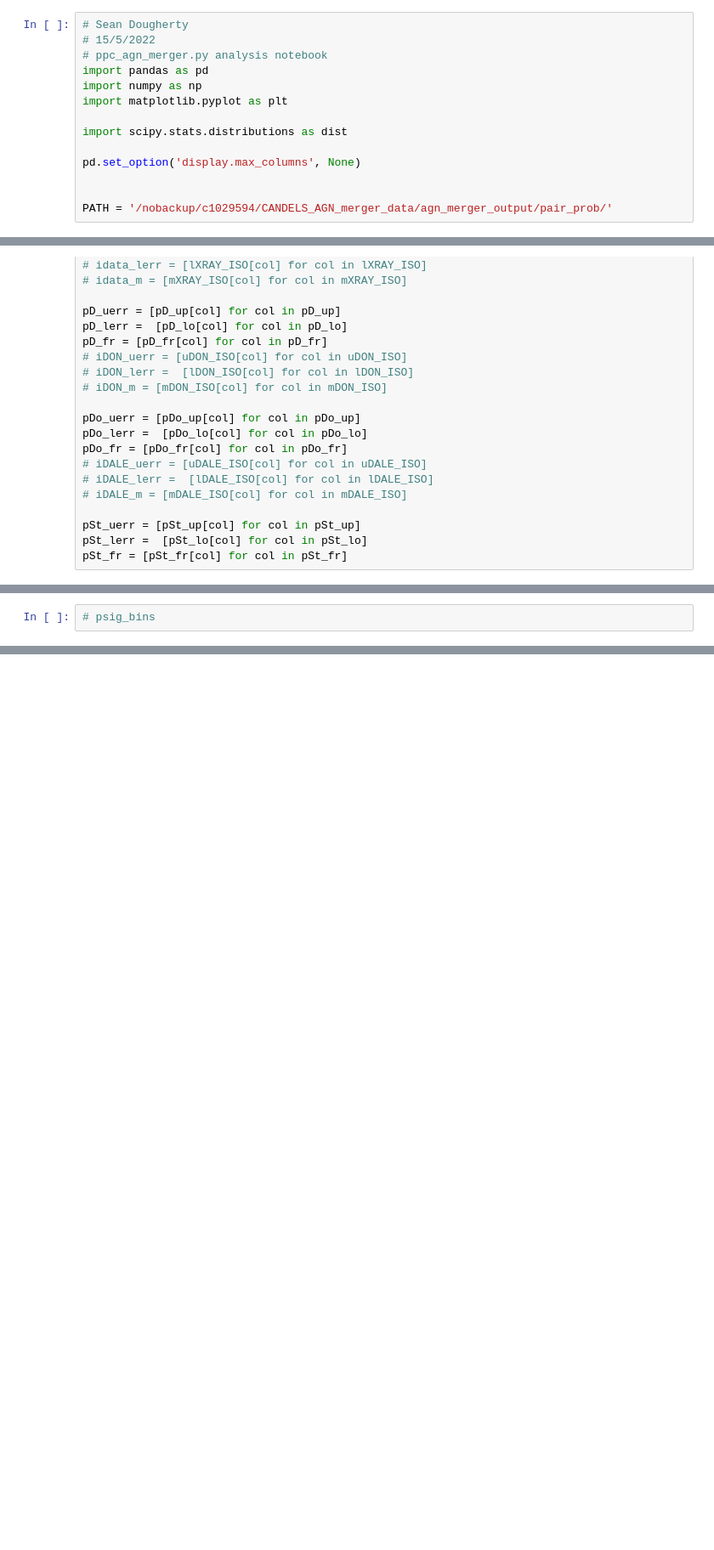
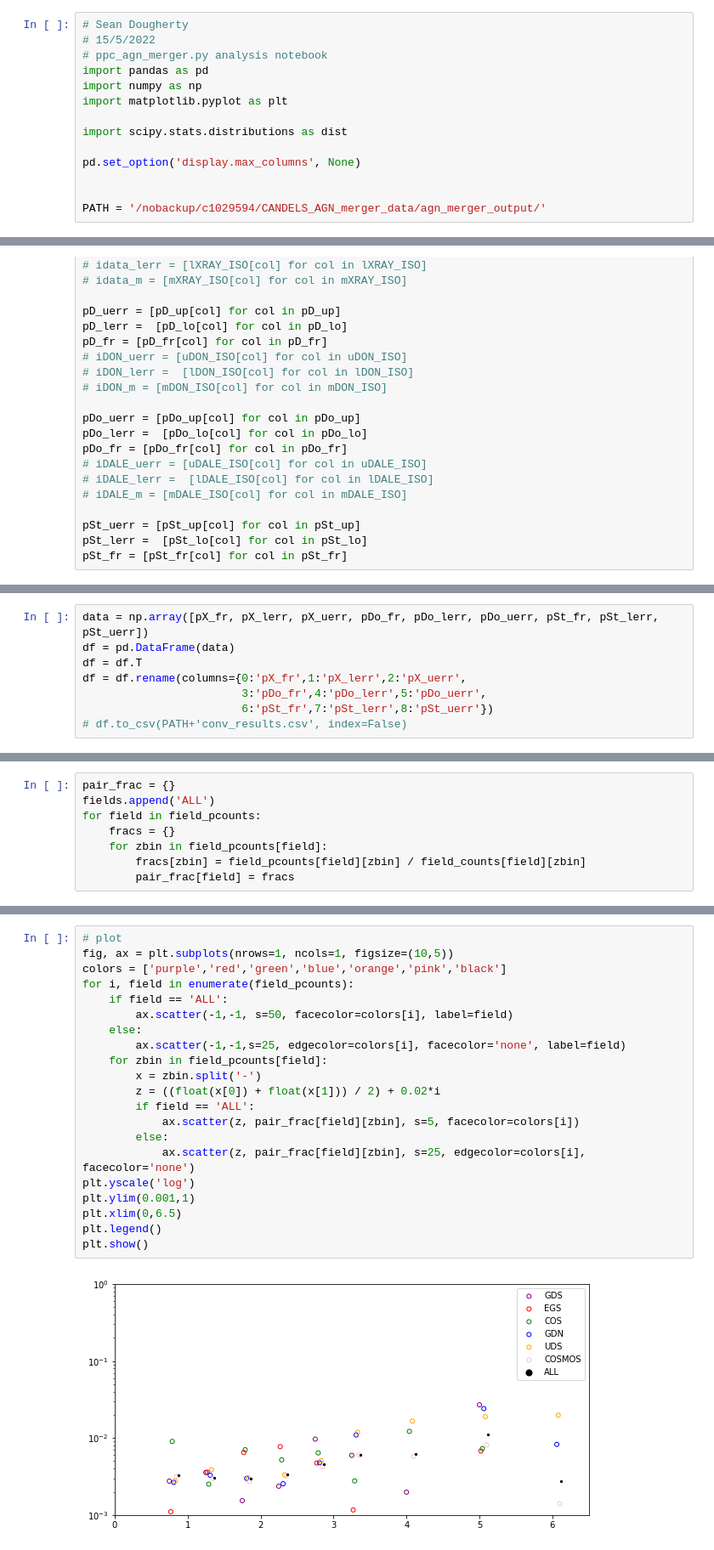
Before and after one commit to sldough21/pair-conv-misc, a Jupyter notebook: pam_analysis.ipynb, the cells around one changed output, grey strips where cells are left out. Shown at 85% size. Saved outputs shown, nothing was run; the diff lists cells and outputs as text; blank space fills up the shorter version.

```diff
--- a/pam_analysis.ipynb
+++ b/pam_analysis.ipynb
@@ -11,7 +11,7 @@ import scipy.stats.distributions as dist
 pd.set_option('display.max_columns', None)
 
 
-PATH = '/nobackup/c1029594/CANDELS_AGN_merger_data/agn_merger_output/pair_prob/'
+PATH = '/nobackup/c1029594/CANDELS_AGN_merger_data/agn_merger_output/'
 # %%
 # np.sqrt(1386)
 # %% [markdown]
@@ -764,2 +790,8 @@ pDoAGN_frac
 # %%
-# psig_bins
+data = np.array([pX_fr, pX_lerr, pX_uerr, pDo_fr, pDo_lerr, pDo_uerr, pSt_fr, pSt_lerr, pSt_uerr])
+df = pd.DataFrame(data)
+df = df.T
+df = df.rename(columns={0:'pX_fr',1:'pX_lerr',2:'pX_uerr',
+                        3:'pDo_fr',4:'pDo_lerr',5:'pDo_uerr',
+                        6:'pSt_fr',7:'pSt_lerr',8:'pSt_uerr'})
+# df.to_csv(PATH+'conv_results.csv', index=False)
@@ -765,0 +886,8 @@ pDoAGN_frac
+# %%
+pair_frac = {}
+fields.append('ALL')
+for field in field_pcounts:
+    fracs = {}
+    for zbin in field_pcounts[field]:
+        fracs[zbin] = field_pcounts[field][zbin] / field_counts[field][zbin]
+        pair_frac[field] = fracs
@@ -765,0 +896,23 @@ pDoAGN_frac
+# %%
+# plot
+fig, ax = plt.subplots(nrows=1, ncols=1, figsize=(10,5))
+colors = ['purple','red','green','blue','orange','pink','black']
+for i, field in enumerate(field_pcounts):
+    if field == 'ALL':
+        ax.scatter(-1,-1, s=50, facecolor=colors[i], label=field)
+    else:
+        ax.scatter(-1,-1,s=25, edgecolor=colors[i], facecolor='none', label=field)
+    for zbin in field_pcounts[field]:
+        x = zbin.split('-')
+        z = ((float(x[0]) + float(x[1])) / 2) + 0.02*i
+        if field == 'ALL':
+            ax.scatter(z, pair_frac[field][zbin], s=5, facecolor=colors[i])
+        else:
+            ax.scatter(z, pair_frac[field][zbin], s=25, edgecolor=colors[i], facecolor='none')
+plt.yscale('log')
+plt.ylim(0.001,1)
+plt.xlim(0,6.5)
+plt.legend()
+plt.show()
+# %% [output]
+[figure, added]
```
Also changed, not shown: parts of 13 cells of this notebook.
